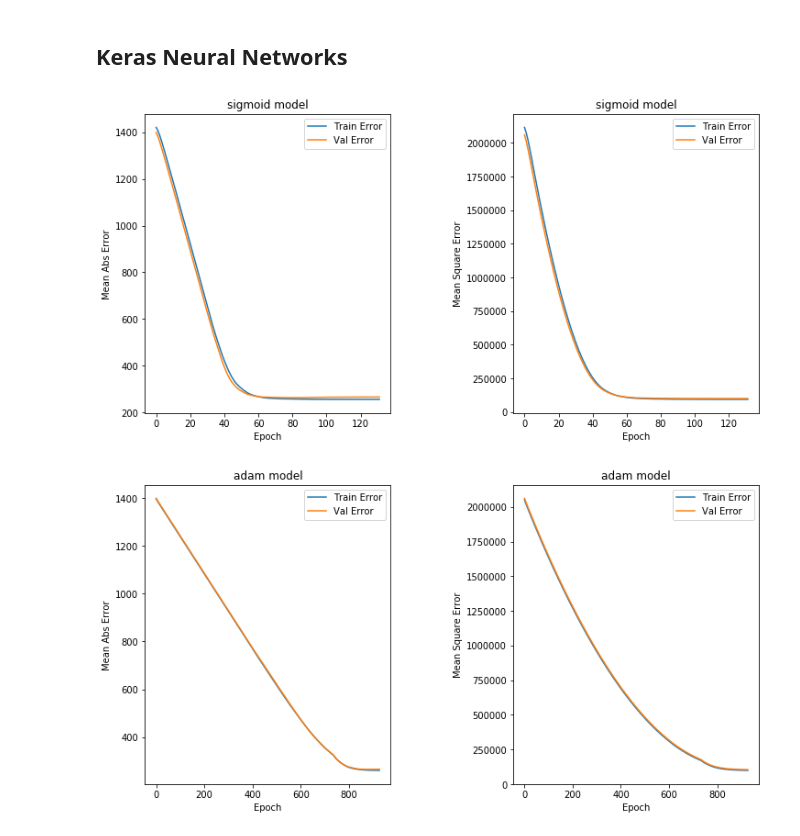
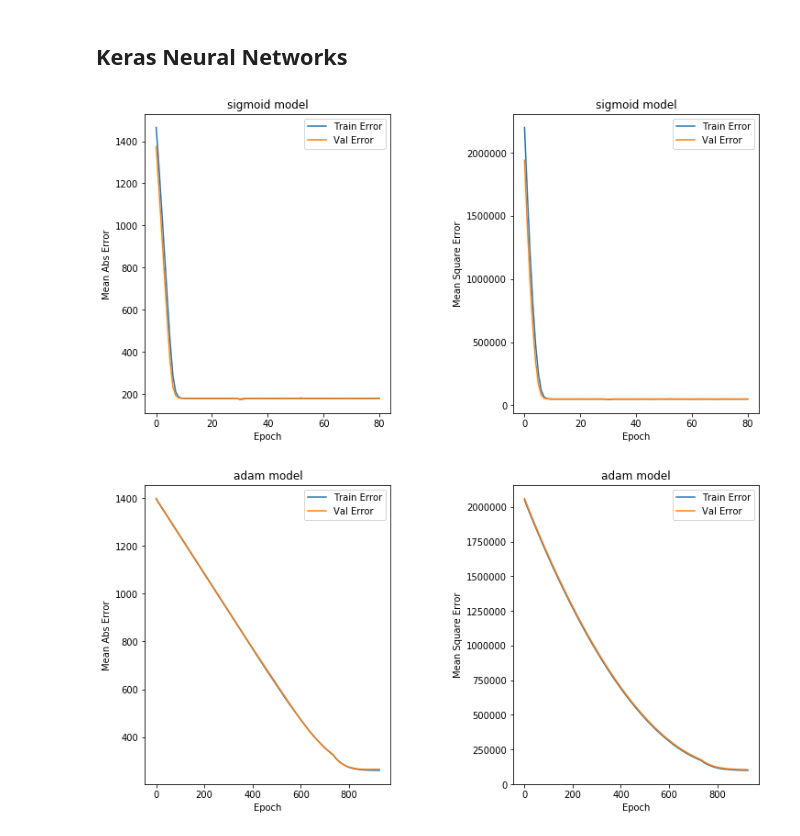
Before and after one commit to natwille1/molecular-atomisation-prediction, a Jupyter notebook: deepchem_implementation-random_vs_eigenspectrum.ipynb, the cells around one changed output. Cells and saved outputs as stored; diff of their text form; code cells hidden in the pictures.

```diff
--- a/deepchem_implementation-random_vs_eigenspectrum.ipynb
+++ b/deepchem_implementation-random_vs_eigenspectrum.ipynb
@@ -25,17 +25,17 @@ from __future__ import unicode_literals
 
 Hansen et al (2013) state that the best performing neural networks used up to 1000 samples of randomized coulomb matrices. In this notebook, we will compare performance of randomized and eigenvector representations of the coulomb matrices.
 # %%
-dataset_file = "../deepchem/datasets/gdb1k.sdf"
+dataset_file = "raw_data/gdb7.sdf"
 featurizer_eig = dc.feat.CoulombMatrixEig(23, remove_hydrogens=False)
 featurizer_random = dc.feat.CoulombMatrix(max_atoms =23, remove_hydrogens=False, randomize=True, n_samples=10)
 
 eig_loader = dc.data.SDFLoader(
-      tasks=["atomization_energy"], smiles_field="smiles",
+      tasks=["u0_atom"], smiles_field="smiles",
       featurizer=featurizer_eig,
       mol_field="mol")
 
 random_loader = dc.data.SDFLoader(
-      tasks=["atomization_energy"], smiles_field="smiles",
+      tasks=["u0_atom"], smiles_field="smiles",
       featurizer=featurizer_random,
       mol_field="mol")
 
@@ -64,12 +65,12 @@ In this notebook, we will compare the performance of scaled and non-scaled input
 # %%
 # Split dataset
 random_splitter = dc.splits.RandomSplitter()
-stratified_splitter = dc.splits.RandomStratifiedSplitter()
+stratified_splitter = dc.splits.SingletaskStratifiedSplitter(task_number=0)
 
 datasets = {}
 
 for name, data in zip(['eig', 'random'],[eig_dataset, random_dataset]):
-    train_dataset, valid_dataset, test_dataset = random_splitter.train_valid_test_split(data)
+    train_dataset, valid_dataset, test_dataset = stratified_splitter.train_valid_test_split(data)
     print("dataset sizes: \n")
     print("training: ", train_dataset.X.shape)
     print("validate: ", valid_dataset.X.shape)
@@ -97,10 +98,13 @@ test:  (100, 10, 23, 23)
 # %%
 
 # Apply normalisation transformer
+# transformers = [
+#     dc.trans.NormalizationTransformer(transform_X=True, dataset=train_dataset),
+#     dc.trans.NormalizationTransformer(transform_y=True, dataset=train_dataset)]
+
 transformers = [
-    dc.trans.NormalizationTransformer(transform_X=True, dataset=train_dataset),
-    dc.trans.NormalizationTransformer(transform_y=True, dataset=train_dataset)]
-
+      dc.trans.NormalizationTransformer(
+          transform_X=True, dataset=datasets[name]['train'], move_mean=True)]
 
 # for name in ['eig', 'random']:
 #     datasets[name]['normalised_train'] = dc.trans.NormalizationTransformer(transform_X=True, dataset=datasets[name]['train'])
@@ -109,5 +113,7 @@ transformers = [
 for name in ['eig', 'random']:
     for transformer in transformers:
         datasets[name]['normalised_train'] = transformer.transform(datasets[name]['train'])
+        datasets[name]['normalised_valid'] = transformer.transform(datasets[name]['valid'])
+#        datasets[name]['normalised_train'] = transformer.transform(datasets[name]['train'])
 #    datasets[name]['normalised_train'] = dc.trans.NormalizationTransformer(transform_X=True, datasets[name]['train'])
 # %% [output]
@@ -192,13 +223,14 @@ from tensorflow import keras
 
 # Initializer
 # Initialise weights according to Hansen et al (2013)
-initializer = keras.initializers.RandomNormal(mean=0, stddev=(1/np.sqrt(100)))
+init_1 = keras.initializers.RandomNormal(mean=0, stddev=(1/np.sqrt(400)))
+init_2 = keras.initializers.RandomNormal(mean=0, stddev=(1/np.sqrt(100)))
 
 # Network
 
 model = tf.keras.Sequential([
-keras.layers.Dense(400, input_shape=(23,), kernel_initializer=initializer, activation='sigmoid'),
-keras.layers.Dense(100, activation='sigmoid'),
+keras.layers.Dense(400, input_shape=(23,), kernel_initializer=init_1, activation='sigmoid'),
+keras.layers.Dense(100, kernel_initializer=init_2, activation='sigmoid'),
 #keras.layers.Dense(100, activation='sigmoid'),
 keras.layers.Dense(1)])
 
@@ -216,20 +248,22 @@ early_stop = keras.callbacks.EarlyStopping(monitor='val_loss', patience=50)
 # Save model weights checkpoint
 model_checkpoint = keras.callbacks.ModelCheckpoint('sgd_model.h5', monitor='val_loss', verbose=0, save_best_only=True, save_weights_only=True, mode='min')
 
-# Train on Randomized dataset
+# Train on Eigenvector dataset
 
-# X_train = train_dataset.X
-# y_train = train_dataset.y
+X_train_eig = datasets['eig']['train'].X
+y_train_eig = datasets['eig']['train'].y
 
-X_train_eig = datasets['eig'][0].X
-y_train_eig = datasets['eig'][0].y
+# Validate on Eigenvector dataset
+
+X_valid_eig = datasets['eig']['valid'].X
+y_valid_eig = datasets['eig']['valid'].y
 # %%
-history = model.fit(X_train_eig, y_train_eig, validation_split = 0.1, epochs=500,
+history = model.fit(X_train_eig, y_train_eig, validation_data = (X_valid_eig, y_valid_eig), epochs=500,
                     callbacks=[early_stop], batch_size=25, verbose=0)
 
 plot_history(history, "sigmoid model")
 # %% [output]
-[figure, old version]
+[figure, new version]
 # %%
 # Configure a model for mean-squared error regression.
 model_adam = tf.keras.Sequential([
```
Also changed, not shown: parts of 6 cells of this notebook, 5 other files.
